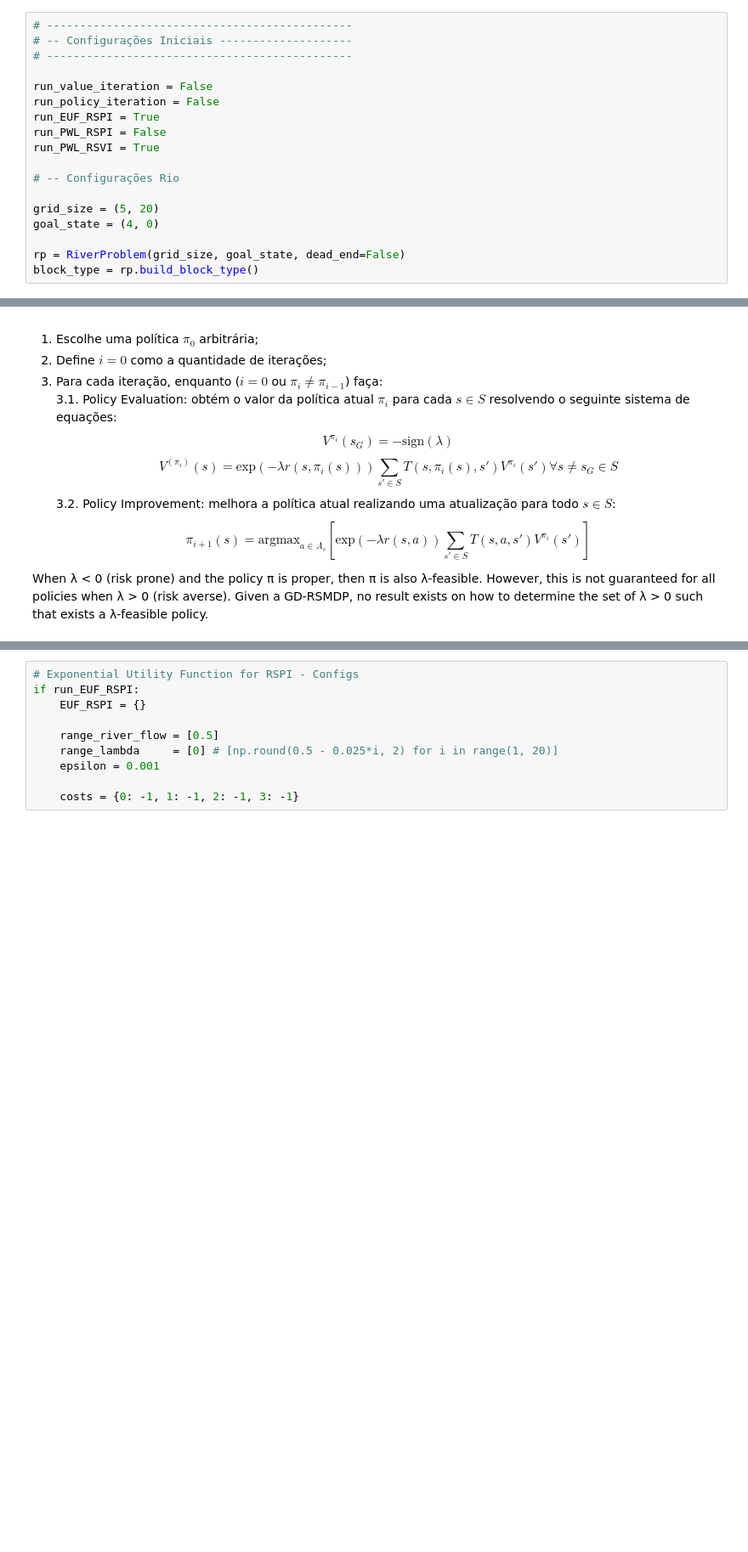
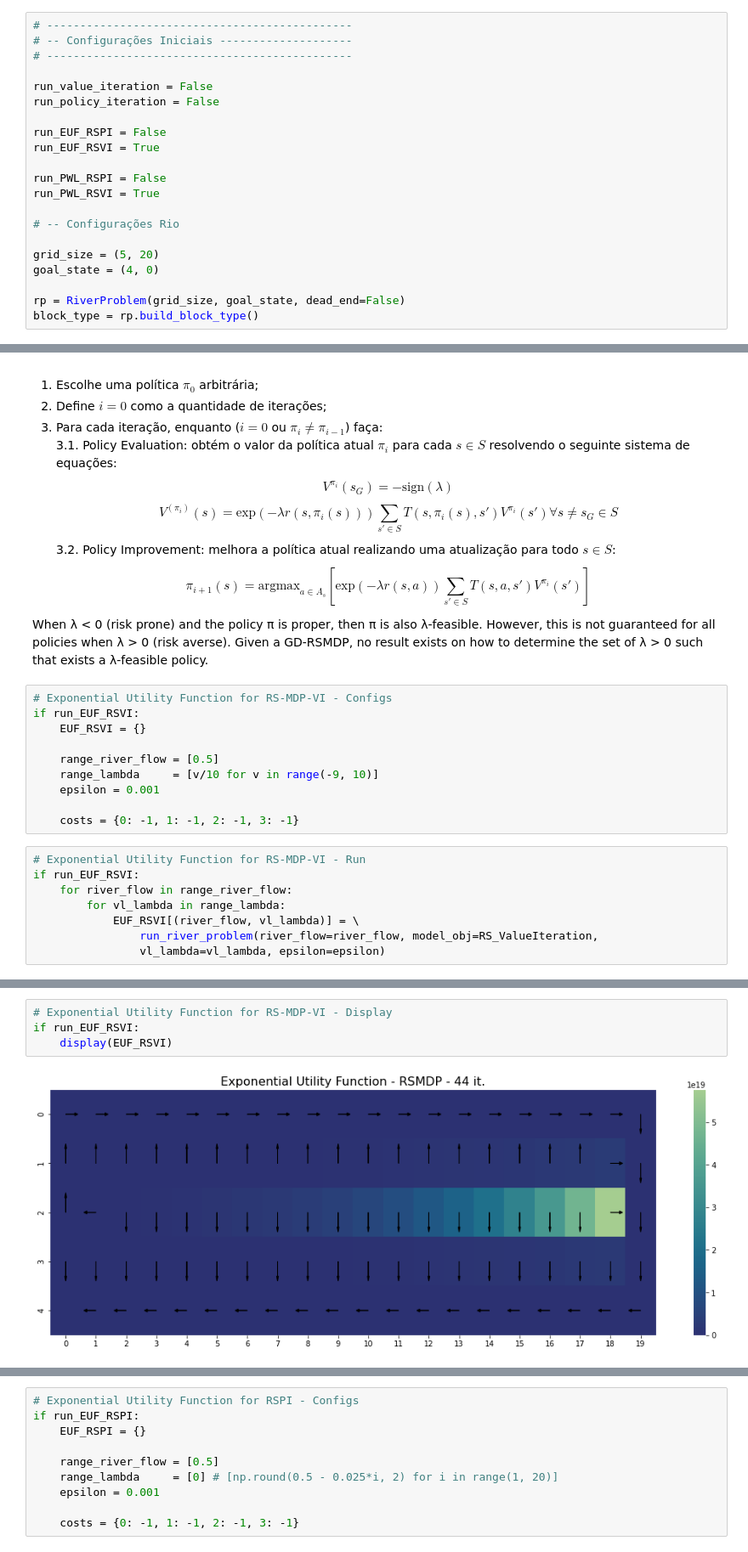
Before and after one commit to igormiyamura/ppgsi_riskaverse_rl, a Jupyter notebook: notebooks/1_Experimentos.ipynb, the cells around one changed output, grey strips where cells are left out. Shown at 85% size. Cells and saved outputs as stored; diff of their text form; blank space fills up the shorter version.

```diff
--- a/notebooks/1_Experimentos.ipynb
+++ b/notebooks/1_Experimentos.ipynb
@@ -46,7 +52,10 @@ ou 2016 BRACIS: Extreme Risk Averse Policy for Goal-Directed Risk-Sensitive MDP
 
 run_value_iteration = False
 run_policy_iteration = False
-run_EUF_RSPI = True
+
+run_EUF_RSPI = False
+run_EUF_RSVI = True
+
 run_PWL_RSPI = False
 run_PWL_RSVI = True
 
@@ -154,3 +163,21 @@ Definimos o algoritmo de Risk Sensitive MDP da seguinte forma:
 
 
 When λ < 0 (risk prone) and the policy π is proper, then π is also λ-feasible. However, this is not guaranteed for all policies when λ > 0 (risk averse). Given a GD-RSMDP, no result exists on how to determine the set of λ > 0 such that exists a λ-feasible policy.
+# %%
+# Exponential Utility Function for RS-MDP-VI - Configs
+if run_EUF_RSVI:
+    EUF_RSVI = {}
+
+    range_river_flow = [0.5]
+    range_lambda     = [v/10 for v in range(-9, 10)]
+    epsilon = 0.001
+
+    costs = {0: -1, 1: -1, 2: -1, 3: -1}
+# %%
+# Exponential Utility Function for RS-MDP-VI - Run
+if run_EUF_RSVI:
+    for river_flow in range_river_flow:
+        for vl_lambda in range_lambda:
+            EUF_RSVI[(river_flow, vl_lambda)] = \
+                run_river_problem(river_flow=river_flow, model_obj=RS_ValueIteration,
+                vl_lambda=vl_lambda, epsilon=epsilon)
@@ -156,0 +190,6 @@ When λ < 0 (risk prone) and the policy π is proper, then π is also λ-feasibl
+# %%
+# Exponential Utility Function for RS-MDP-VI - Display
+if run_EUF_RSVI:
+    display(EUF_RSVI)
+# %% [output]
+[figure, added]
```
Also changed, not shown: parts of 15 cells of this notebook, 2 other files.
